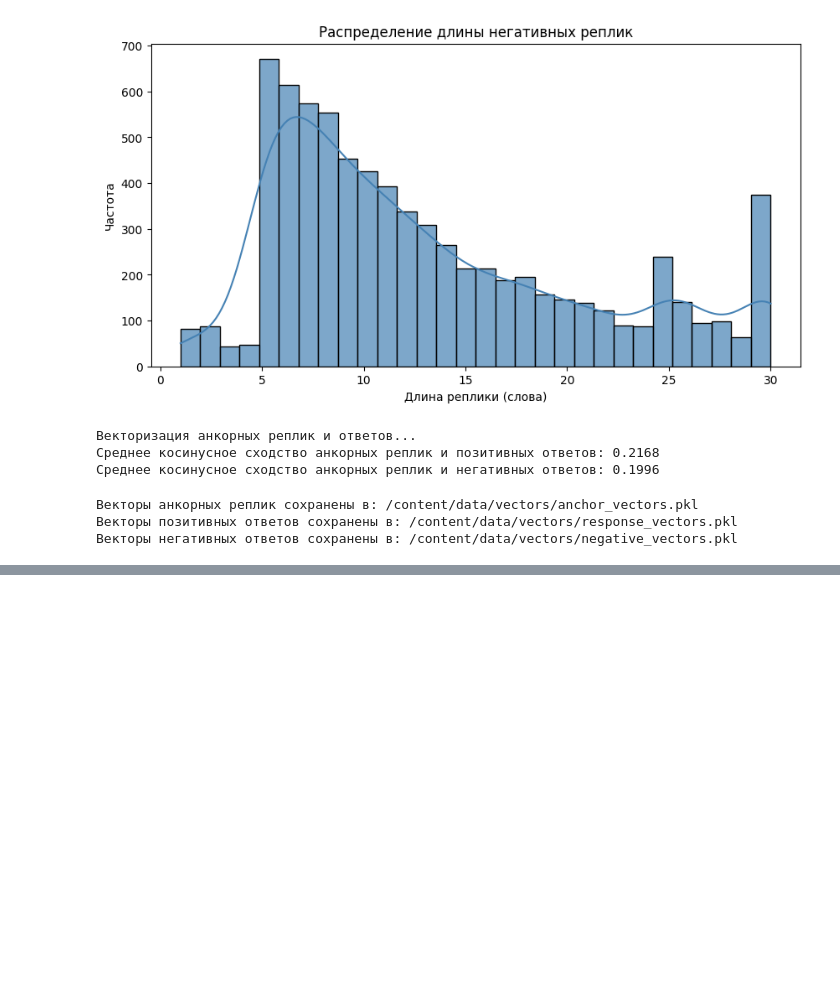
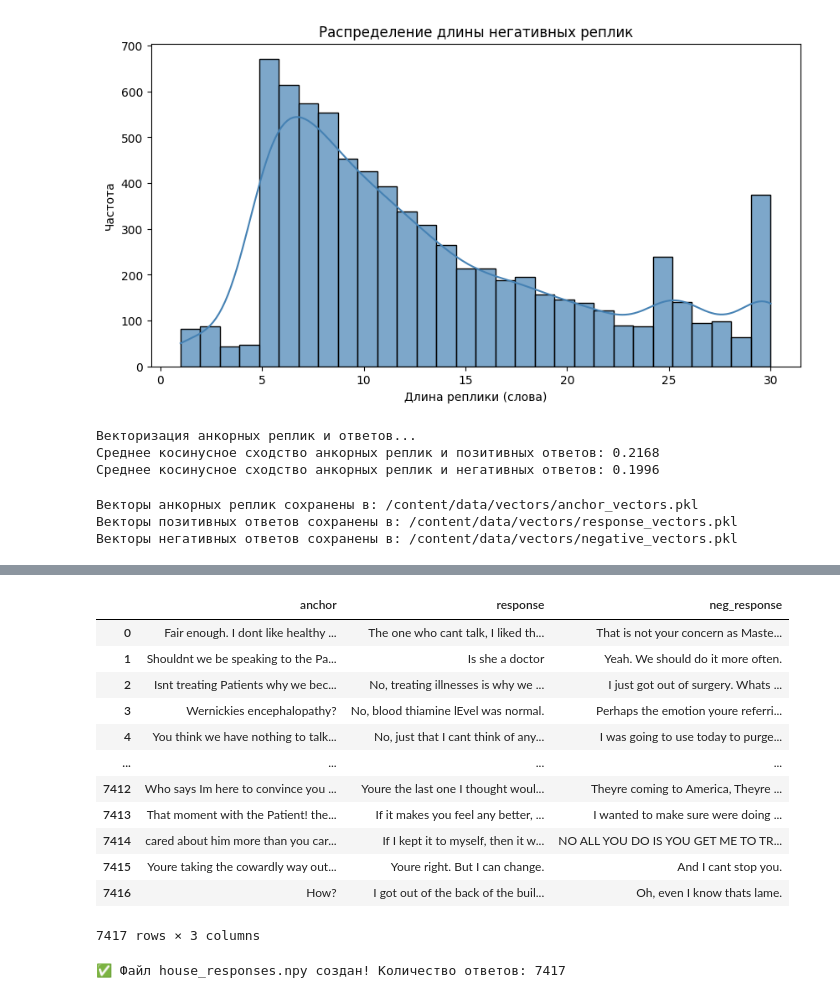
Before and after one commit to nikatonika/chat_bot_dr.house, a Jupyter notebook: data_preparation/data_preparation_for_bienkoder.ipynb, the cells around one changed output, grey strips where cells are left out. Cells and saved outputs as stored; diff of their text form; code cells hidden in the pictures; blank space fills up the shorter version.

```diff
--- a/data_preparation/data_preparation_for_bienkoder.ipynb
+++ b/data_preparation/data_preparation_for_bienkoder.ipynb
@@ -724,0 +743,37 @@ print(f"Векторы негативных ответов сохранены в
+# %%
+# Пути к сохраненным данным
+df = pd.read_pickle("house_triplets.pkl")
+df
+# %% [output]
+|  | anchor | response | neg_response |
+| 0 | Fair enough. I dont like healthy ... | The one who cant talk, I liked th... | That is not your concern as Maste... |
+| 1 | Shouldnt we be speaking to the Pa... | Is she a doctor | Yeah. We should do it more often. |
+| 2 | Isnt treating Patients why we bec... | No, treating illnesses is why we ... | I just got out of surgery. Whats ... |
+| 3 | Wernickies encephalopathy? | No, blood thiamine lEvel was normal. | Perhaps the emotion youre referri... |
+| 4 | You think we have nothing to talk... | No, just that I cant think of any... | I was going to use today to purge... |
+| ... | ... | ... | ... |
+| 7412 | Who says Im here to convince you ... | Youre the last one I thought woul... | Theyre coming to America, Theyre ... |
+| 7413 | That moment with the Patient! the... | If it makes you feel any better, ... | I wanted to make sure were doing ... |
+| 7414 | cared about him more than you car... | If I kept it to myself, then it w... | NO ALL YOU DO IS YOU GET ME TO TR... |
+| 7415 | Youre taking the cowardly way out... | Youre right. But I can change. | And I cant stop you. |
+| 7416 | How? | I got out of the back of the buil... | Oh, even I know thats lame. |
+7417 rows × 3 columns
+# %%
+import numpy as np
+import pandas as pd
+
+OUTPUT_NPY = "house_responses.npy"
+
+import re
+def split_sentence(text, max_sentences=2):
+    sentences = re.split(r"(?<=[.!?])\s+", text)  # Разбиваем по точке, восклицательному или вопросительному знаку
+    return " ".join(sentences[:max_sentences])  # Берем только первые max_sentences предложений
+
+responses = df["response"].apply(lambda x: split_sentence(x, max_sentences=2)).tolist()
+
+# === Сохранение ===
+np.save(OUTPUT_NPY, responses)
+
+print(f"✅ Файл {OUTPUT_NPY} создан! Количество ответов: {len(responses)}")
+# %% [output]
+✅ Файл house_responses.npy создан! Количество ответов: 7417
```
Also changed, not shown: parts of 1 cell of this notebook, 4 other files.
